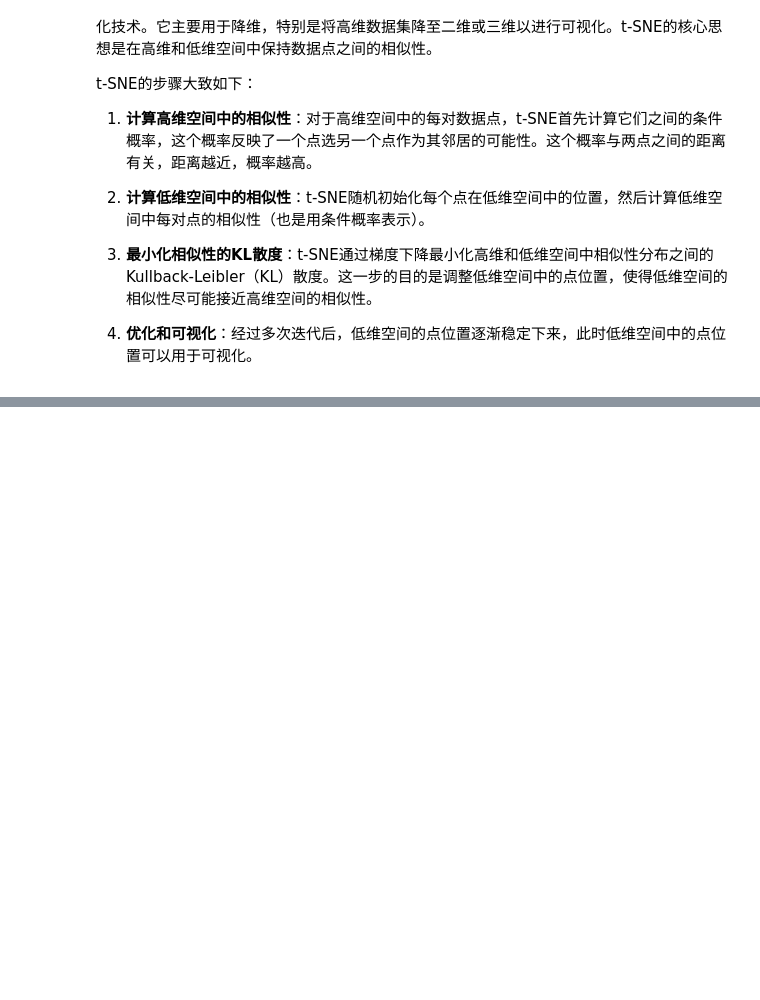
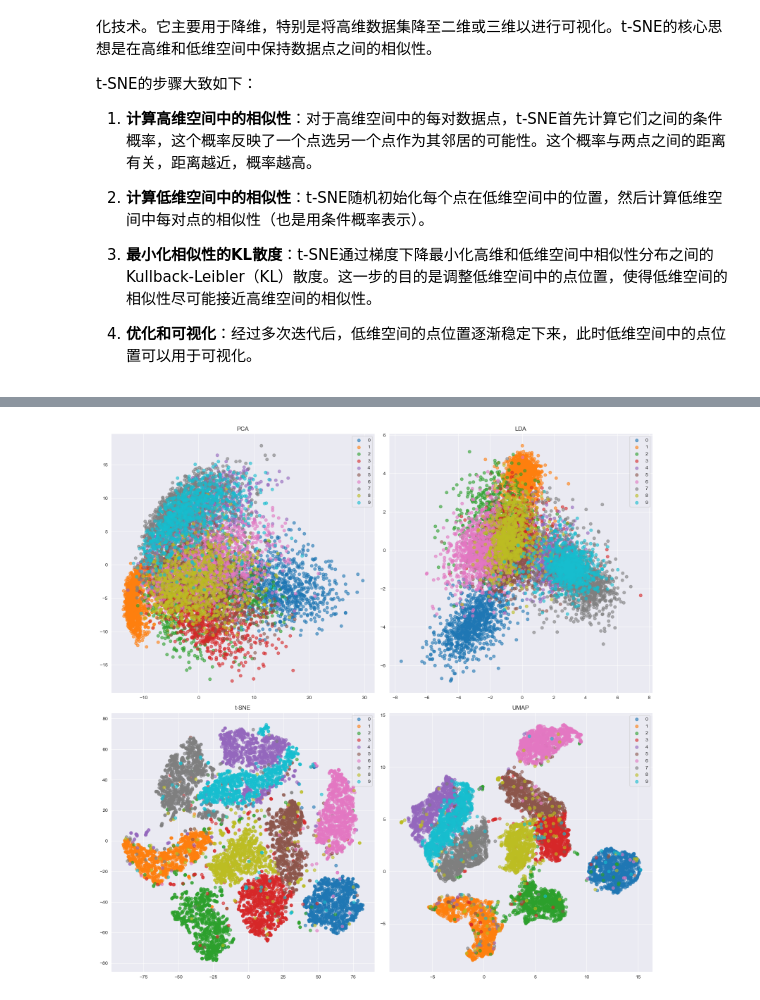
Before and after one commit to Slliki/MScProject, a Jupyter notebook: Visual Analytics/Data Projection.ipynb, the cells around one changed output, grey strips where cells are left out. Saved outputs shown, nothing was run; the diff lists cells and outputs as text; code cells hidden in the pictures; blank space fills up the shorter version.

```diff
--- a/Visual Analytics/Data Projection.ipynb
+++ b/Visual Analytics/Data Projection.ipynb
@@ -387,0 +472,34 @@ X_isomap = isomap.fit_transform(X)
+# %%
+# PCA
+pca = PCA(n_components=2, random_state=43)
+X_pca = pca.fit_transform(X_flat)
+
+# LDA
+lda = LinearDiscriminantAnalysis(n_components=2)
+X_lda = lda.fit_transform(X_flat, labels)
+
+# t-SNE
+tsne = TSNE(n_components=2, random_state=43)
+X_tsne = tsne.fit_transform(X_flat)
+
+# umap
+# 参数n_neighbors表示每个点的近邻数量，min_dist表示降维后的点之间的最小距离
+# per
+umap = umap.UMAP(n_neighbors=5, min_dist=0.3, n_components=2,n_jobs=-1)
+X_umap = umap.fit_transform(X_flat)
+# %%
+fig, axes = plt.subplots(2, 2, figsize=(16, 16))
+class_names = [str(i) for i in range(10)]  # 创建类别名称列表，这里是'0'到'9'的字符串
+
+for ax, X, title in zip(axes.flatten(), [X_pca, X_lda, X_tsne, X_umap], ['PCA', 'LDA', 't-SNE', 'UMAP']):
+    # 分别为每个类别绘制散点图
+    for i in range(10):
+        ax.scatter(X[labels == i, 0], X[labels == i, 1], label=class_names[i], alpha=0.6)
+
+    ax.set_title(title)
+    ax.legend()  # 显示图例
+
+plt.tight_layout()
+plt.show()
+# %% [output]
+[figure, added]
```
Also changed, not shown: parts of 11 cells of this notebook.
